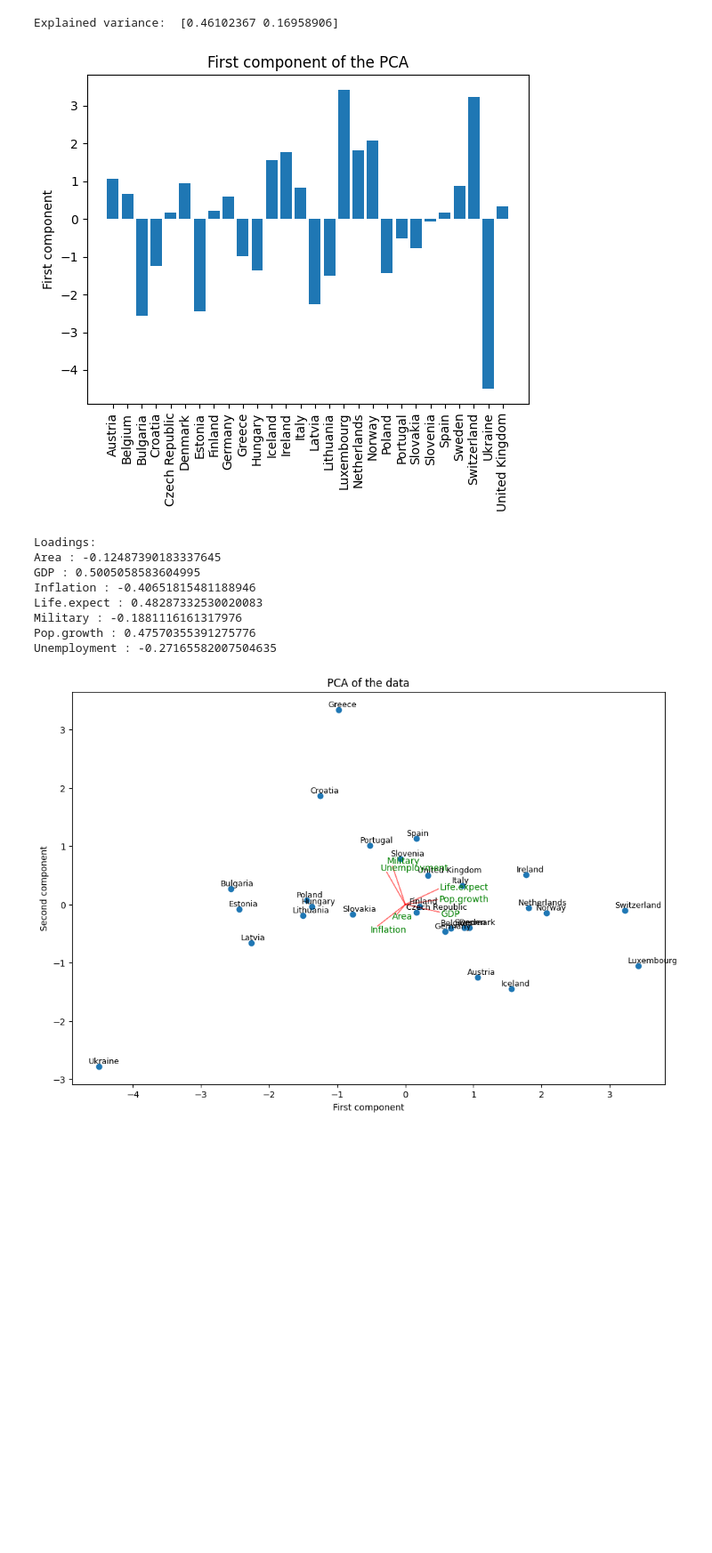
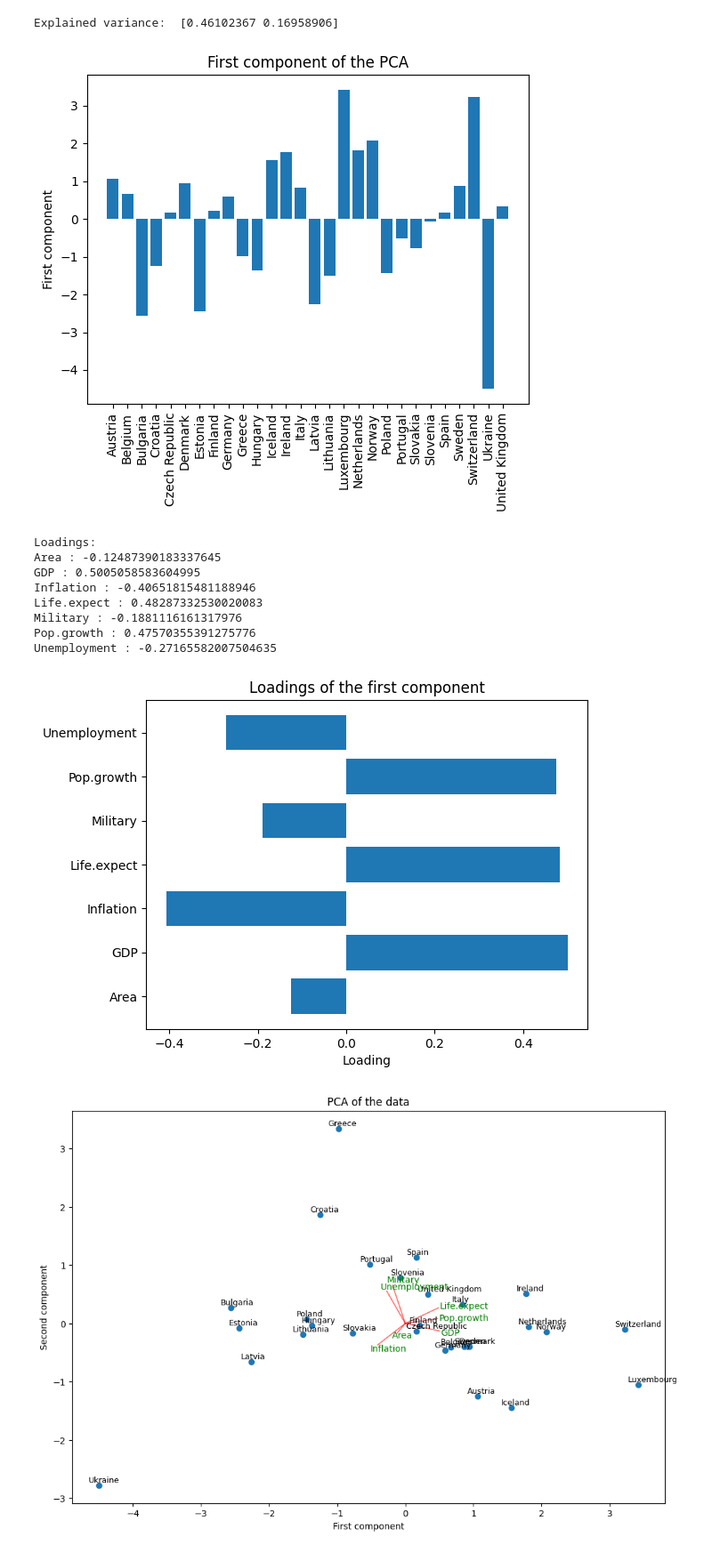
Before and after one commit to cijjas/sia, a Jupyter notebook: tp4/src/ej2_pca.ipynb, the cells around one changed output. Shown at 89% size. Saved outputs shown, nothing was run; the diff lists cells and outputs as text; code cells hidden in the pictures; blank space fills up the shorter version.

Commit message:
Feat: added loadings graphic

```diff
--- a/tp4/src/ej2_pca.ipynb
+++ b/tp4/src/ej2_pca.ipynb
@@ -31,33 +31,40 @@ explained_variance = pca.explained_variance_ratio_
 
 # we print the explained variance
 print("Explained variance: ", explained_variance)
 
 # we can also plot each contry with the value of the first component
 plt.bar(full_data["Country"], components[:,0])
 plt.xticks(rotation=90)
 plt.ylabel("First component")
 plt.title("First component of the PCA")
 plt.show()
 
 
 # print the loading for the first component like Loadings:\n GDP: 0.5\n Inflation: -0.3\n...
 loadings = pca.components_[0]
 features = data.columns
 
 print("Loadings:")
 for i in range(len(features)):
     print(features[i], ":", loadings[i])
+
+# show the loadings in a horizontal bar plot
+plt.barh(features, loadings)
+plt.xlabel("Loading")
+plt.title("Loadings of the first component")
+plt.show()
 # %% [output]
 Explained variance:  [0.46102367 0.16958906]
 [figure]
 Loadings:
 Area : -0.12487390183337645
 GDP : 0.5005058583604995
 Inflation : -0.40651815481188946
 Life.expect : 0.48287332530020083
 Military : -0.1881116161317976
 Pop.growth : 0.47570355391275776
 Unemployment : -0.27165582007504635
+[figure, added]
 # %%
 import matplotlib.pyplot as plt
 
```
